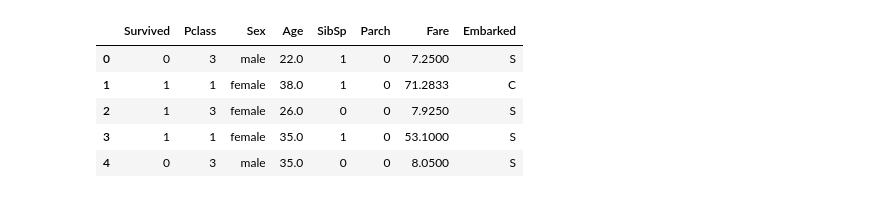
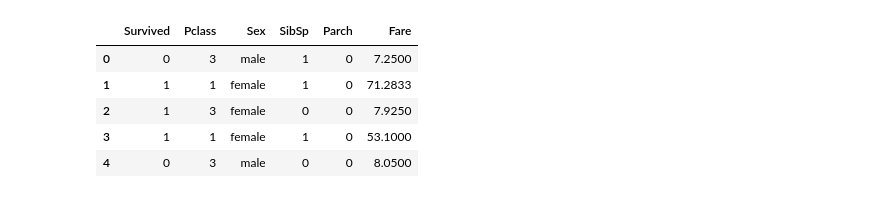
Before and after one commit to kitanoyoru/labs-sem-5, a Jupyter notebook: STATOIV/Lab3/main.ipynb, the cells around one changed output. Cells and saved outputs as stored; diff of their text form; code cells hidden in the pictures.

```diff
--- a/STATOIV/Lab3/main.ipynb
+++ b/STATOIV/Lab3/main.ipynb
@@ -8,17 +7,17 @@ dataframe = pd.read_csv("./train.csv")
 test_dataframe = pd.read_csv("./test.csv")
 passangerId = test_dataframe["PassengerId"]
 # %%
-final_dataframe= dataframe[['Survived', 'Pclass', 'Sex', 'Age', 'SibSp',
-       'Parch', 'Fare', 'Embarked']]
+final_dataframe= dataframe[['Survived', 'Pclass', 'Sex', 'SibSp',
+       'Parch', 'Fare']]
 final_dataframe = final_dataframe.dropna()
 final_dataframe.head()
 # %% [output]
-|  | Survived | Pclass | Sex | Age | SibSp | Parch | Fare | Embarked |
-| 0 | 0 | 3 | male | 22.0 | 1 | 0 | 7.2500 | S |
-| 1 | 1 | 1 | female | 38.0 | 1 | 0 | 71.2833 | C |
-| 2 | 1 | 3 | female | 26.0 | 0 | 0 | 7.9250 | S |
-| 3 | 1 | 1 | female | 35.0 | 1 | 0 | 53.1000 | S |
-| 4 | 0 | 3 | male | 35.0 | 0 | 0 | 8.0500 | S |
+|  | Survived | Pclass | Sex | SibSp | Parch | Fare |
+| 0 | 0 | 3 | male | 1 | 0 | 7.2500 |
+| 1 | 1 | 1 | female | 1 | 0 | 71.2833 |
+| 2 | 1 | 3 | female | 0 | 0 | 7.9250 |
+| 3 | 1 | 1 | female | 1 | 0 | 53.1000 |
+| 4 | 0 | 3 | male | 0 | 0 | 8.0500 |
 # %%
 final_dataframe["Sex"] = final_dataframe["Sex"].replace(to_replace=final_dataframe["Sex"].unique(), value = [1 , 0])
 # %%
```
Also changed, not shown: parts of 5 cells of this notebook, 8 other files.
